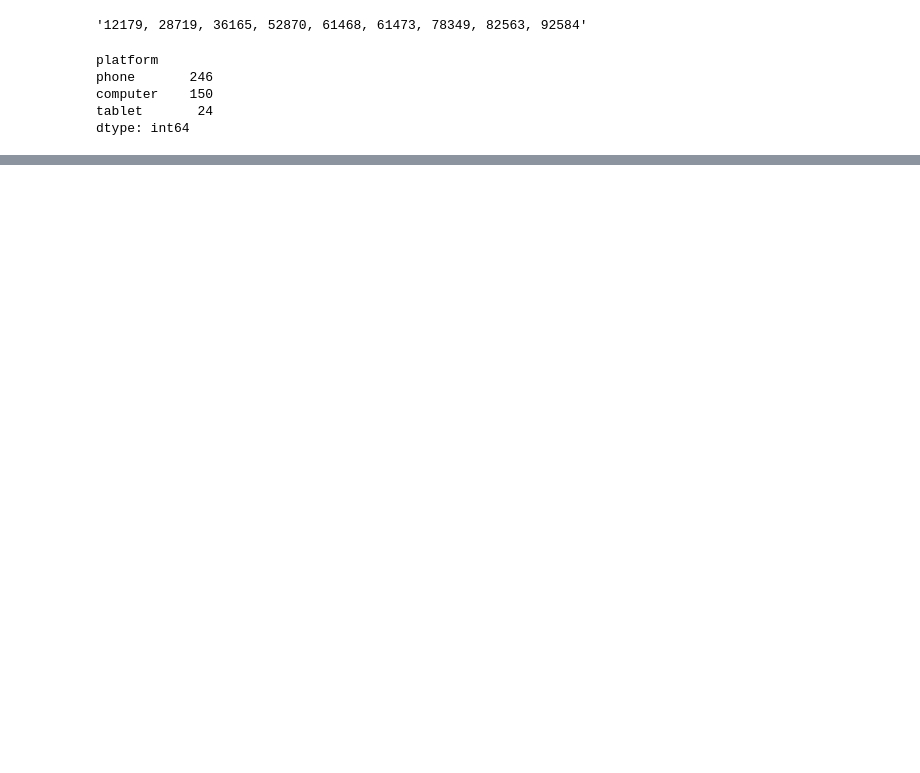
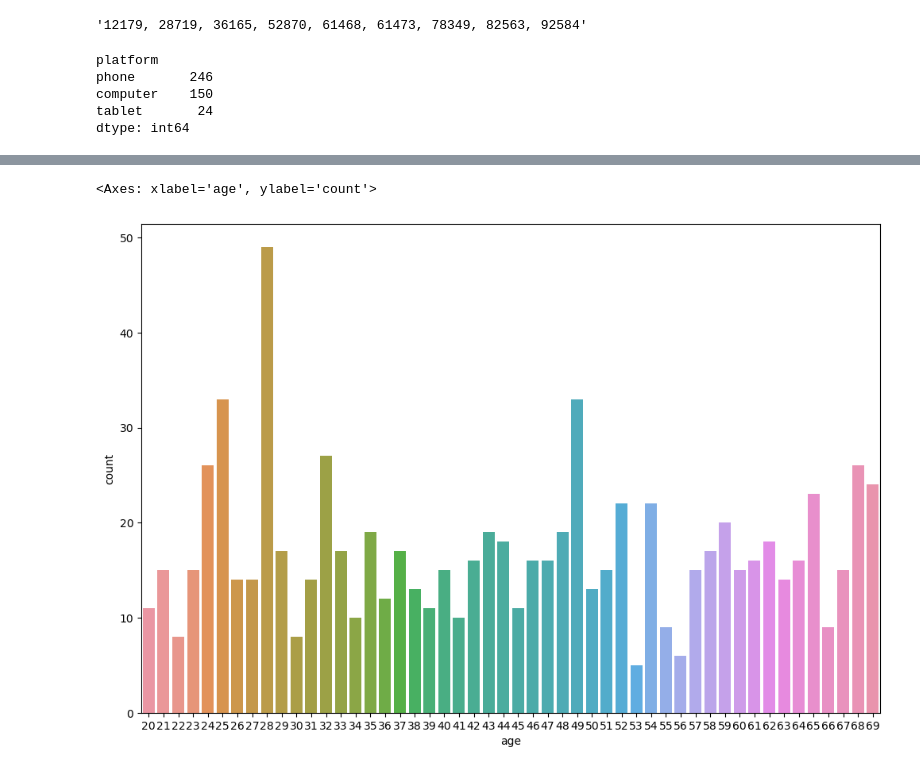
Before and after one commit to Dashutiki/Python_miniproject_2, a Jupyter notebook: Python_miniproject_2.ipynb, the cells around one changed output, grey strips where cells are left out. Cells and saved outputs as stored; diff of their text form; code cells hidden in the pictures; blank space fills up the shorter version.

```diff
--- a/Python_miniproject_2.ipynb
+++ b/Python_miniproject_2.ipynb
@@ -40,0 +66,10 @@ dtype: int64
+# %%
+computer_success = data.query('platform == "computer" and success == True')
+# %%
+# The number of successful operations made on the computer platform, depending on age
+
+plt.figure(figsize=(12, 8))
+sns.countplot(x=computer_success['age'])
+# %% [output]
+<Axes: xlabel='age', ylabel='count'>
+[figure, added]
```
Also changed, not shown: parts of 11 cells of this notebook.
